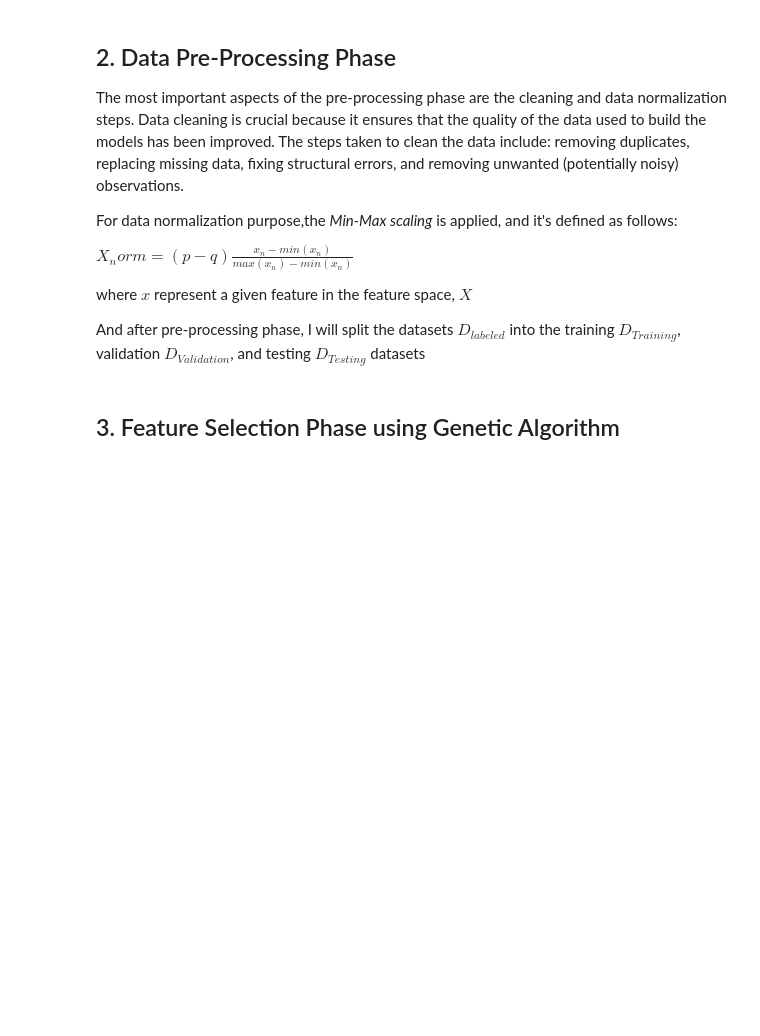
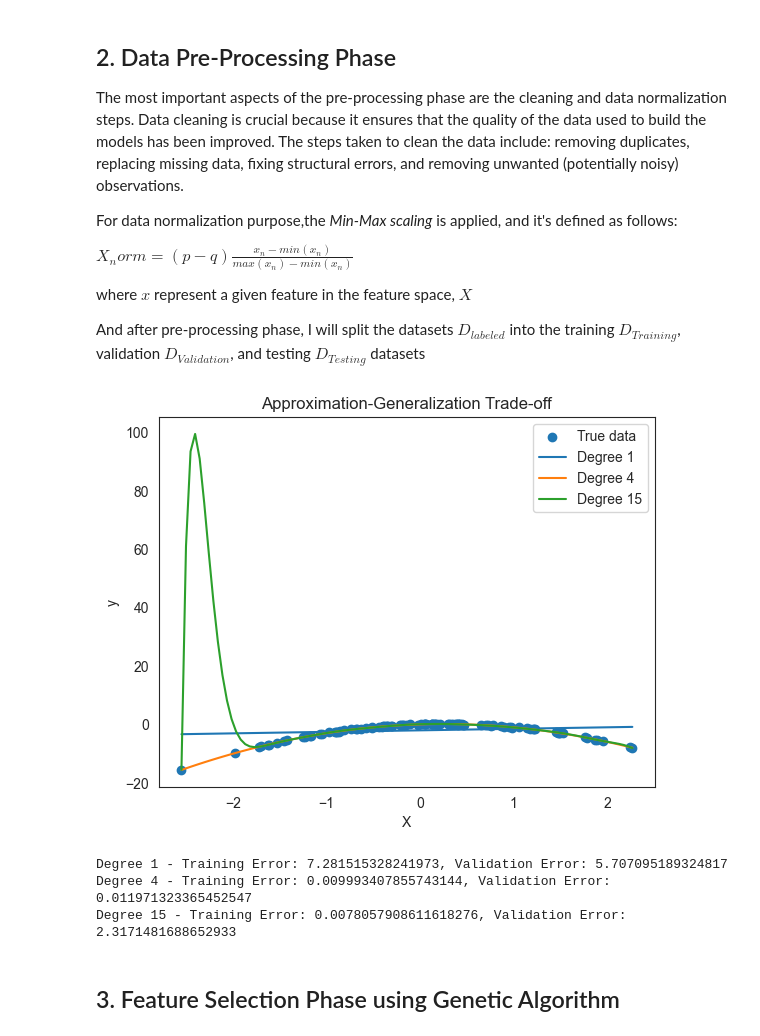
Before and after one commit to MamvotaTake/Credit-card-, a Jupyter notebook: Credit Card Fraud.ipynb, the cells around one changed output. Saved outputs shown, nothing was run; the diff lists cells and outputs as text; code cells hidden in the pictures; blank space fills up the shorter version.

Commit message:
Data Preprocessing

```diff
--- a/Credit Card Fraud.ipynb
+++ b/Credit Card Fraud.ipynb
@@ -296,3 +314,57 @@ And after pre-processing phase, I will split the datasets $D_{labeled}$ into the
+# %%
+
+## Generate synthetic data
+np.random.seed(0)
+X = np.random.normal(0, 1, 100)
+y = X - 2 * (X ** 2) + np.random.normal(0, 0.1, 100)
+X = X[:, np.newaxis]
+
+## Split the data into training and validation sets
+X_train, X_val, y_train, y_val = train_test_split(X, y, test_size=0.3, random_state=42)
+
+## Range of polynomial degrees to evaluate
+degrees = [1, 4, 15]
+
+## Store the training and validation errors
+train_errors = []
+val_errors = []
+
+## Plot the true data
+plt.scatter(X, y, label='True data')
+
+## Fit and evaluate models with different polynomial degrees
+for degree in degrees:
+    model = make_pipeline(PolynomialFeatures(degree), LinearRegression())
+    model.fit(X_train, y_train)
+
+    # # Predict on training and validation data
+    y_train_pred = model.predict(X_train)
+    y_val_pred = model.predict(X_val)
+
+    # # Calculate and store the errors
+    train_errors.append(mean_squared_error(y_train, y_train_pred))
+    val_errors.append(mean_squared_error(y_val, y_val_pred))
+
+    # # Plot the model's approximation
+    X_fit = np.linspace(X.min(), X.max(), 100)[:, np.newaxis]
+    y_fit = model.predict(X_fit)
+    plt.plot(X_fit, y_fit, label=f'Degree {degree}')
+
+## Plot settings
+plt.legend()
+plt.xlabel('X')
+plt.ylabel('y')
+plt.title('Approximation-Generalization Trade-off')
+plt.show()
+
+## Output the training and validation errors for each model
+for degree, train_error, val_error in zip(degrees, train_errors, val_errors):
+    print(f'Degree {degree} - Training Error: {train_error}, Validation Error: {val_error}')
+# %% [output]
+[figure, added]
+Degree 1 - Training Error: 7.281515328241973, Validation Error: 5.707095189324817
+Degree 4 - Training Error: 0.009993407855743144, Validation Error: 0.011971323365452547
+Degree 15 - Training Error: 0.0078057908611618276, Validation Error: 2.3171481688652933
 # %% [markdown]
 ## 3. Feature Selection Phase using Genetic Algorithm
 # %% [markdown]
```
Also changed, not shown: parts of 7 cells of this notebook.
